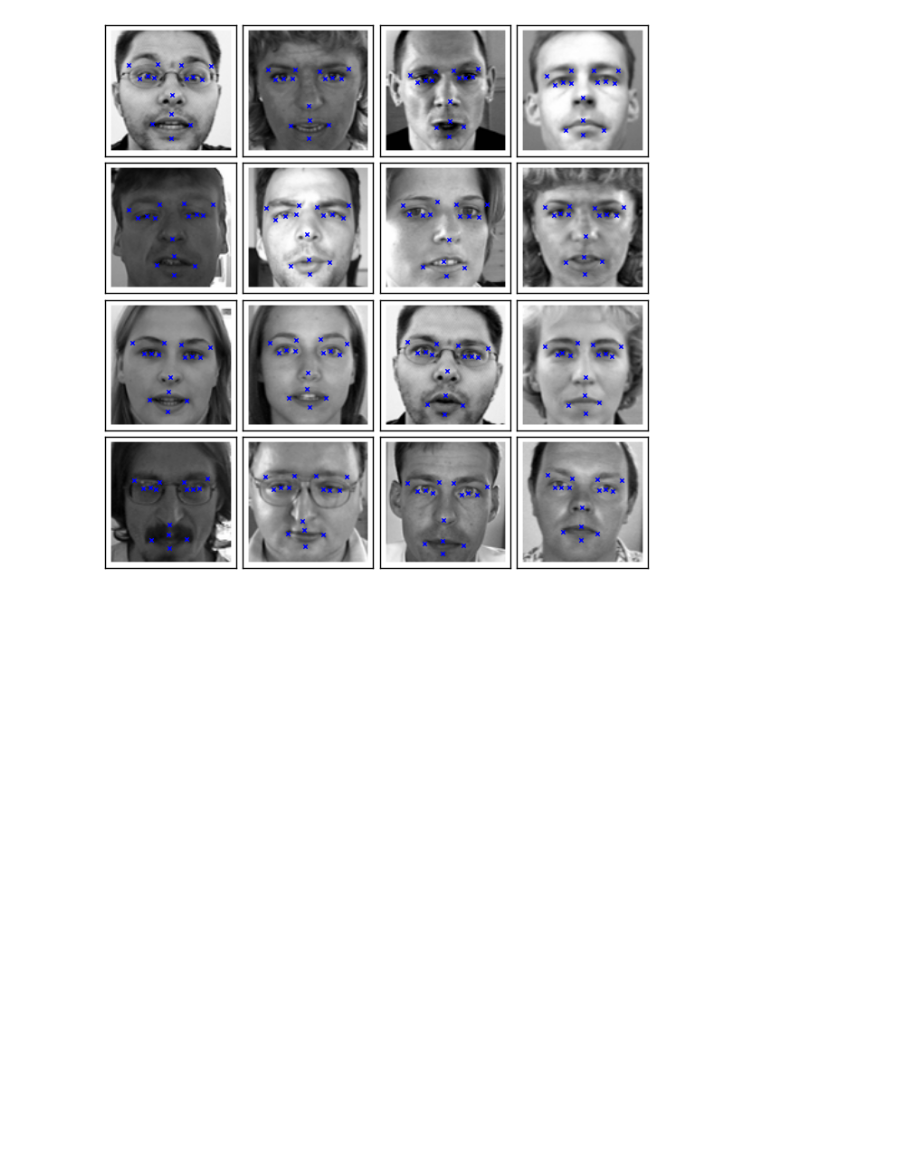
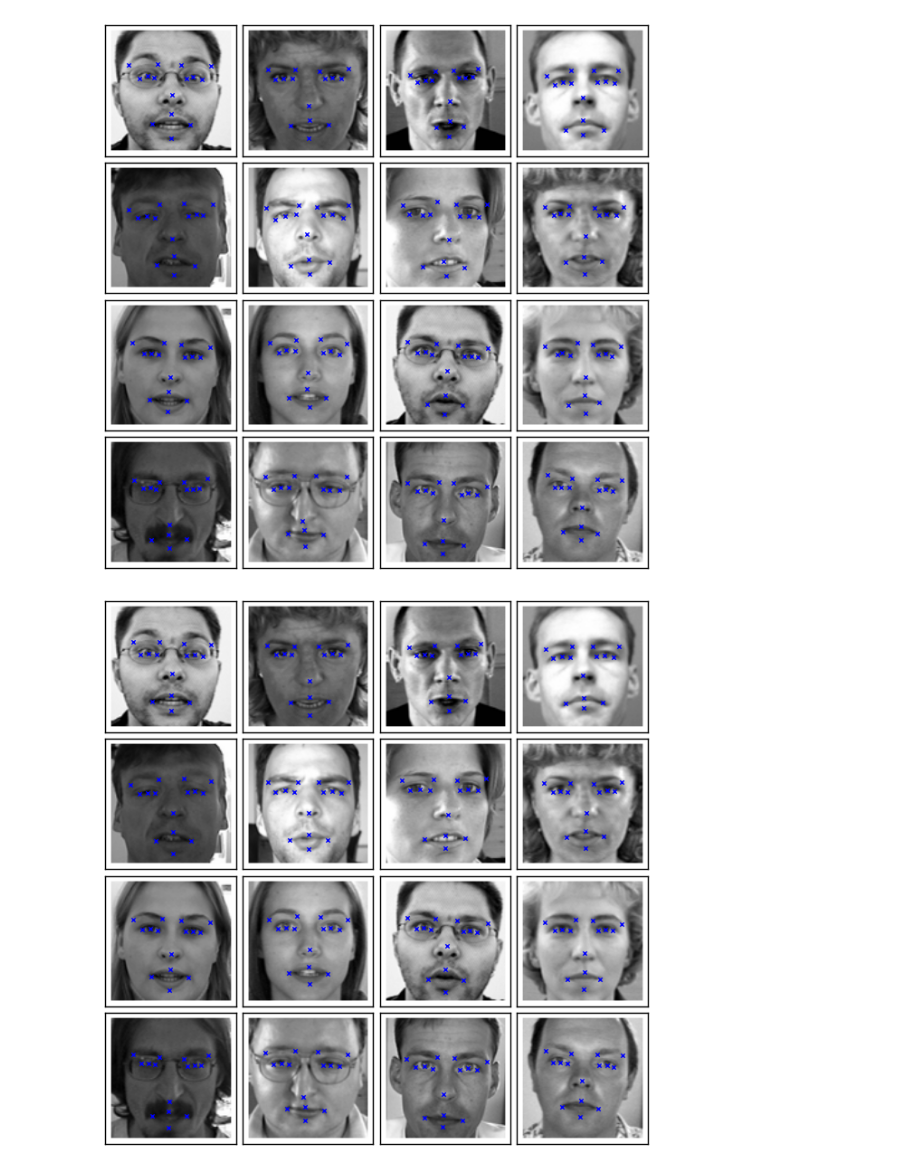
Before and after one commit to nipe0324/kaggle-keypoints-detection-keras, a Jupyter notebook: check_model.ipynb, the cells around one changed output. Drawn from its saved outputs; the diff is of its cells as text; code cells hidden in the pictures; blank space fills up the shorter version.

```diff
--- a/check_model.ipynb
+++ b/check_model.ipynb
@@ -65,3 +107,8 @@ plot_samples(X_test, y_model2)
 plot_samples(X_test, y_model3)
 # %% [output]
 [figure]
+# %%
+# モデル7の予測を表示
+plot_samples(X_test, y_model7)
+# %% [output]
+[figure, added]
```
Also changed, not shown: parts of 5 cells of this notebook, 3 other files.
